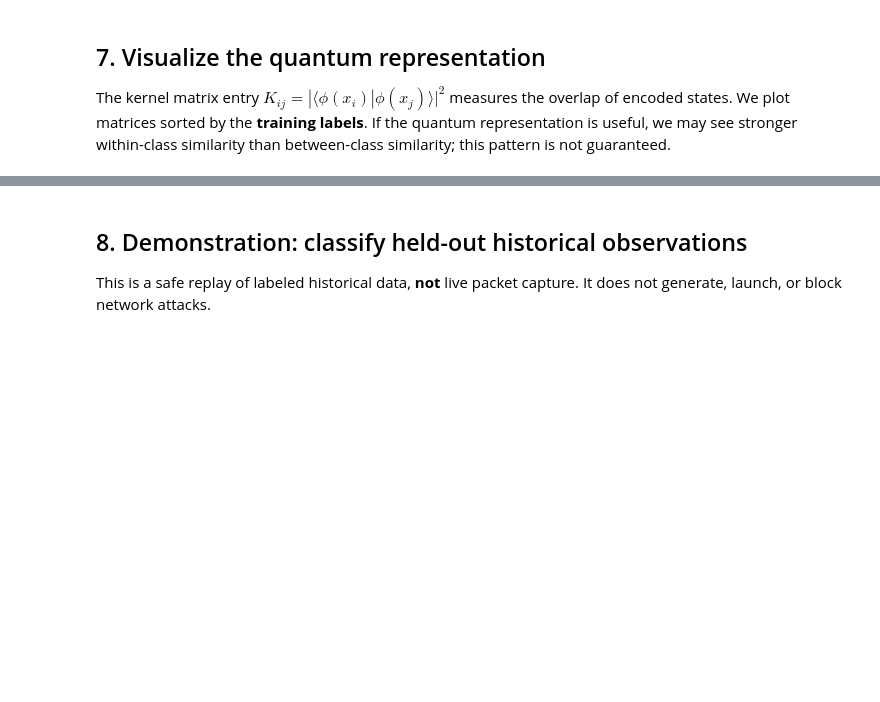
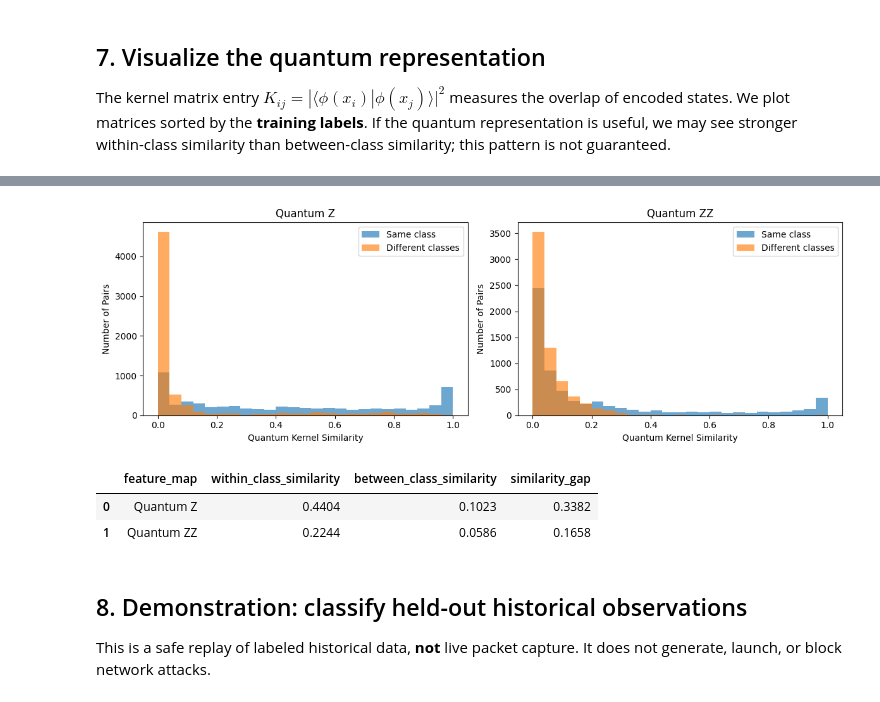
Before and after one commit to HerrickVasck/QuantumShield, a Jupyter notebook: QuantumShield.ipynb, the cells around one changed output, grey strips where cells are left out. Saved outputs shown, nothing was run; the diff lists cells and outputs as text; code cells hidden in the pictures; blank space fills up the shorter version.

```diff
--- a/QuantumShield.ipynb
+++ b/QuantumShield.ipynb
@@ -321,6 +402,86 @@ ZZ circuit:
 «   ┌─┴─┐
 «3: ┤ X ├
 «   └───┘
+# %%
+# QuantumShield: Quantum Kernel Similarity Analysis
+
+import numpy as np
+import pandas as pd
+import matplotlib.pyplot as plt
+
+# Get unique pairs of training observations
+i, j = np.triu_indices(len(y_train), k=1)
+
+# Check whether each pair belongs to the same class
+same_class = y_train[i] == y_train[j]
+
+results = []
+
+fig, axes = plt.subplots(1, 2, figsize=(12, 4))
+
+for ax, (name, K) in zip(
+    axes,
+    [
+        ("Quantum Z", K_z),
+        ("Quantum ZZ", K_zz)
+    ]
+):
+    within = K[i[same_class], j[same_class]]
+    between = K[i[~same_class], j[~same_class]]
+
+    within_mean = np.mean(within)
+    between_mean = np.mean(between)
+
+    separation = within_mean - between_mean
+
+    results.append({
+        "feature_map": name,
+        "within_class_similarity": within_mean,
+        "between_class_similarity": between_mean,
+        "similarity_gap": separation
+    })
+
+    ax.hist(
+        within,
+        bins=25,
+        alpha=0.65,
+        label="Same class"
+    )
+
+    ax.hist(
+        between,
+        bins=25,
+        alpha=0.65,
+        label="Different classes"
+    )
+
+    ax.set_title(name)
+    ax.set_xlabel("Quantum Kernel Similarity")
+    ax.set_ylabel("Number of Pairs")
+    ax.legend()
+
+plt.tight_layout()
+
+plt.savefig(
+    RESULTS_DIR / "quantum_similarity_analysis.png",
+    dpi=170
+)
+
+plt.show()
+
+similarity_results = pd.DataFrame(results)
+
+display(similarity_results.round(4))
+
+similarity_results.to_csv(
+    RESULTS_DIR / "quantum_similarity_metrics.csv",
+    index=False
+)
+# %% [output]
+[figure, added]
+|  | feature_map | within_class_similarity | between_class_similarity | similarity_gap |
+| 0 | Quantum Z | 0.4404 | 0.1023 | 0.3382 |
+| 1 | Quantum ZZ | 0.2244 | 0.0586 | 0.1658 |
 # %% [markdown]
 ## 8. Demonstration: classify held-out historical observations
 
```
Also changed, not shown: parts of 13 cells of this notebook, 48 other files.
